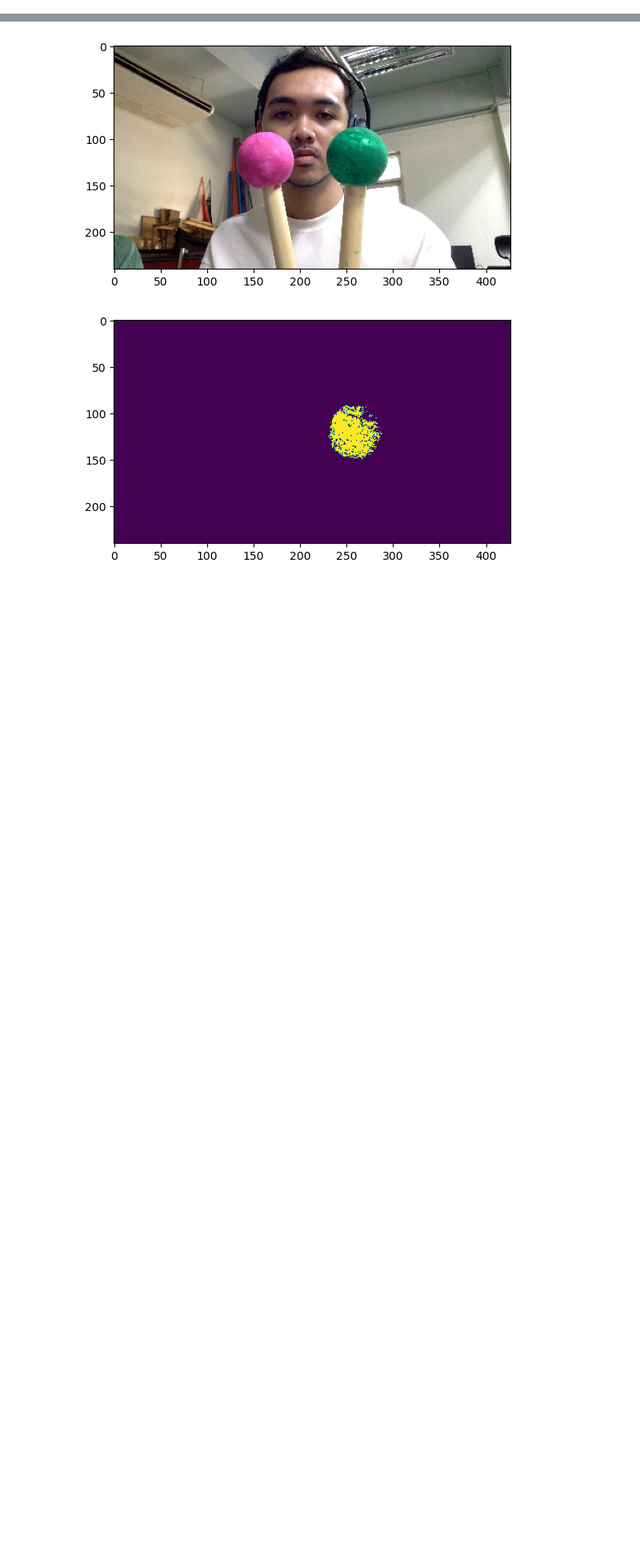
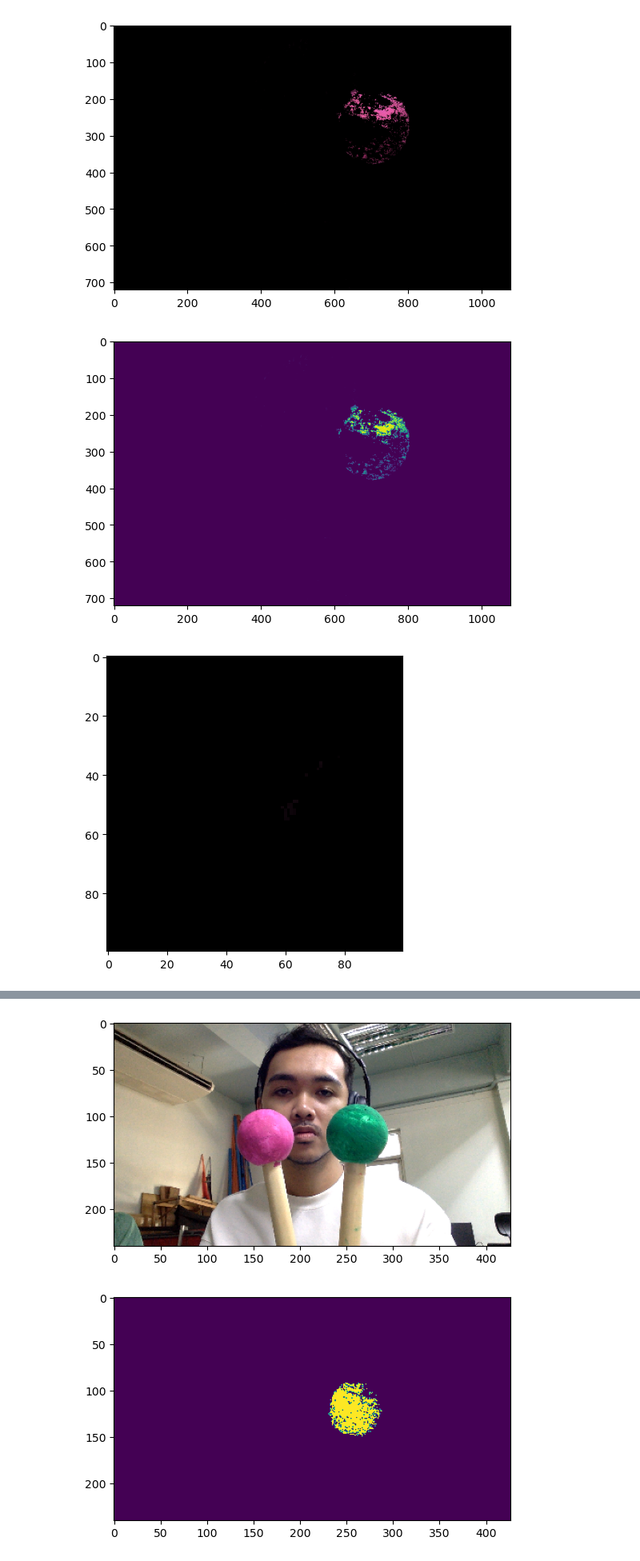
Before and after one commit to cjbarimbao/virtualkulintang, a Jupyter notebook: computer-vision/python/scratch.ipynb, the cells around one changed output, grey strips where cells are left out. Shown at 80% size. Saved outputs shown, nothing was run; the diff lists cells and outputs as text; code cells hidden in the pictures; blank space fills up the shorter version.

```diff
--- a/computer-vision/python/scratch.ipynb
+++ b/computer-vision/python/scratch.ipynb
@@ -55,0 +64,16 @@ def image_segmentation(frame):
+# %%
+plt.imshow(cv2.cvtColor(masked, cv2.COLOR_BGR2RGB))
+plt.show()
+slice = bp_r[50:150,350:450]
+slice2 = masked[50:150,350:450,:]
+slice3 = masking[50:150,350:450]
+plt.imshow(cv2.cvtColor(masked, cv2.COLOR_BGR2GRAY))
+plt.show()
+plt.imshow(cv2.cvtColor(slice2, cv2.COLOR_BGR2RGB))
+plt.show()
+plt.imshow(slice3)
+plt.show()
+# %% [output]
+[figure, added]
+[figure, added]
+[figure, added]
```
Also changed, not shown: parts of 9 cells of this notebook, 11 other files.
